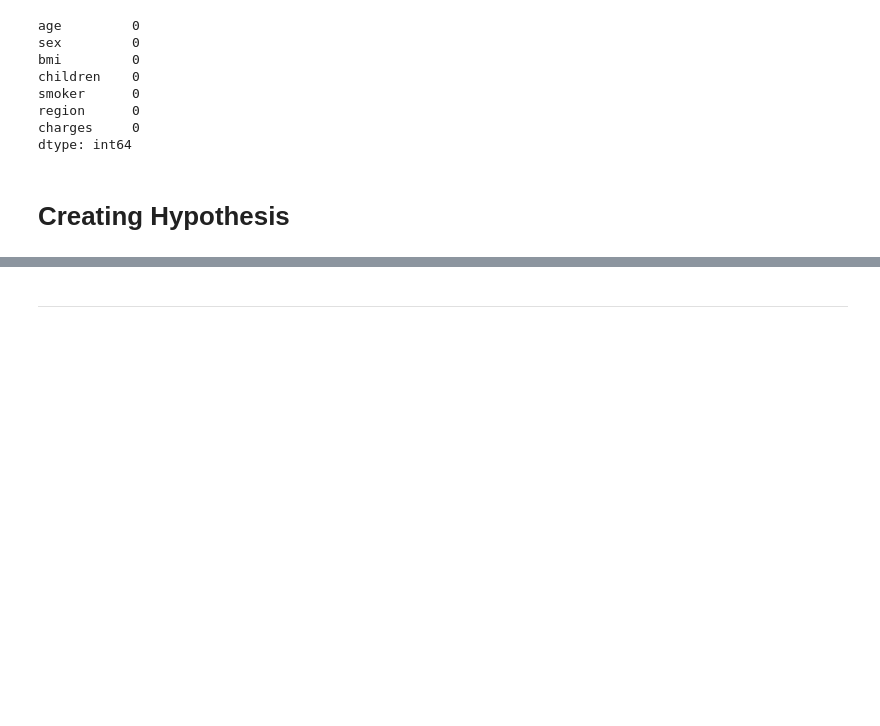
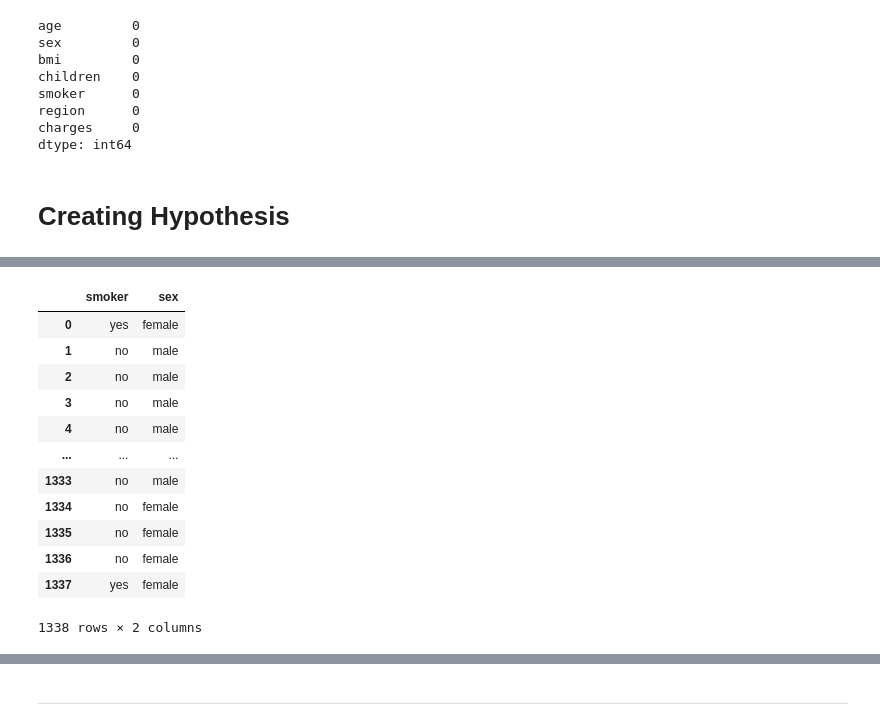
Before and after one commit to LuccasBracci/Hypothesis-Testing, a Jupyter notebook: HTwID.ipynb, the cells around one changed output, grey strips where cells are left out. Cells and saved outputs as stored; diff of their text form; code cells hidden in the pictures; blank space fills up the shorter version.

```diff
--- a/HTwID.ipynb
+++ b/HTwID.ipynb
@@ -57,0 +98,17 @@ dtype: int64
+# %%
+q2_samples = df[['smoker','sex']]
+q2_samples
+# %% [output]
+|  | smoker | sex |
+| 0 | yes | female |
+| 1 | no | male |
+| 2 | no | male |
+| 3 | no | male |
+| 4 | no | male |
+| ... | ... | ... |
+| 1333 | no | male |
+| 1334 | no | female |
+| 1335 | no | female |
+| 1336 | no | female |
+| 1337 | yes | female |
+1338 rows × 2 columns
```
Also changed, not shown: parts of 16 cells of this notebook.
